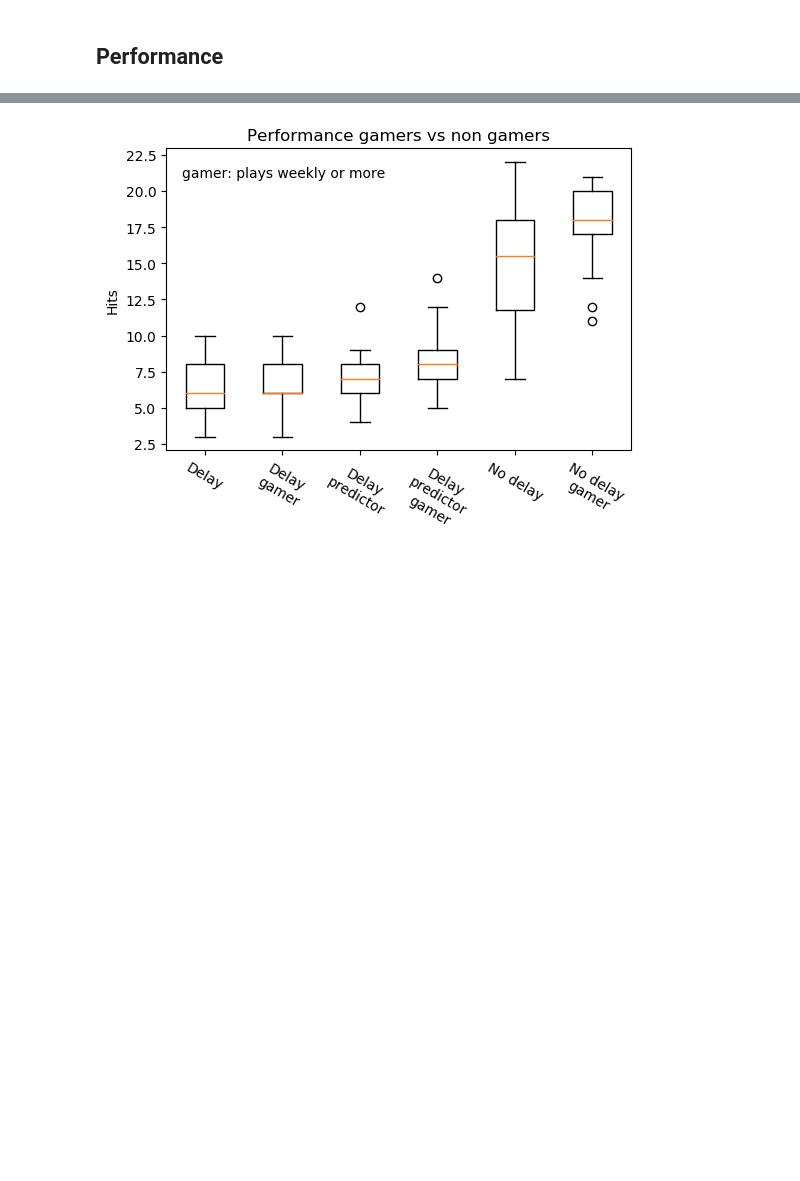
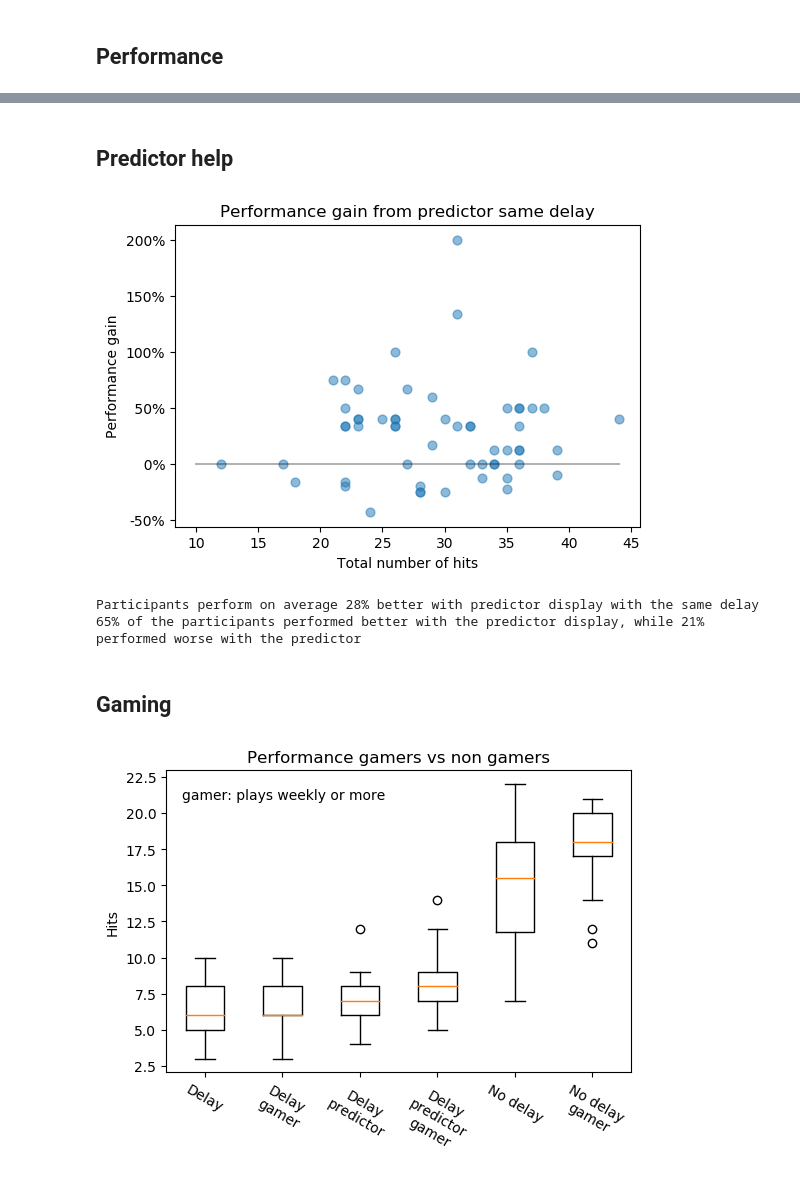
Before and after one commit to martinloland/master_thesis, a Jupyter notebook: data/experiment_data.ipynb, the cells around one changed output, grey strips where cells are left out. Saved outputs shown, nothing was run; the diff lists cells and outputs as text; code cells hidden in the pictures; blank space fills up the shorter version.

```diff
--- a/data/experiment_data.ipynb
+++ b/data/experiment_data.ipynb
@@ -103,3 +101,44 @@ plt.show()
+# %% [markdown]
+## Predictor help
+# %%
+hits = np.array(act[['tothitsexp0', 'tothitsexp1', 'tothitsexp2', 'tothits']])
+rel = hits.astype(float)
+
+li = []
+gain_li = []
+gained = 0
+lost = 0
+for row in rel:
+    gain = row[1]/row[0]
+    li.append([gain, row[3]])
+    gain_li.append(gain)
+    if gain > 1.0:
+        gained += 1
+    elif gain < 1.0:
+        lost += 1
+
+gain_per = (gained/len(gain_li))*100
+lost_per = (lost/len(gain_li))*100
+res = np.array(li)
+
+fig1, ax1 = plt.subplots(dpi=100)
+ax1.set_title('Performance gain from predictor same delay')
+ax1.scatter(res[...,1], res[...,0]-1, s=40, alpha=0.5)
+plt.ylabel('Performance gain')
+ax1.set_yticklabels(['{:3.0f}%'.format(x*100) for x in ax1.get_yticks()])
+ax1.plot(np.arange(10,45), np.zeros(45-10), 'k', alpha=0.3)
+plt.xlabel('Total number of hits')
+plt.show()
+np.average(gain)
+print('Participants perform on average {:.0f}% better with predictor display with the same delay'
+      .format((np.average(gain_li)-1)*100))
+print('''{:.0f}% of the participants performed better with the predictor display, while {:.0f}% performed worse with the predictor'''.format(gain_per, lost_per))
+# %% [output]
+[figure, added]
+Participants perform on average 28% better with predictor display with the same delay
+65% of the participants performed better with the predictor display, while 21% performed worse with the predictor
+# %% [markdown]
+## Gaming
 # %%
 gamers = pd.read_sql_query("select rowid, * from actors where valid=1 and game<=1;", conn)
 ga = np.array(gamers[['tothitsexp0', 'tothitsexp1', 'tothitsexp2']])
```
Also changed, not shown: parts of 20 cells of this notebook, 3 other files.
